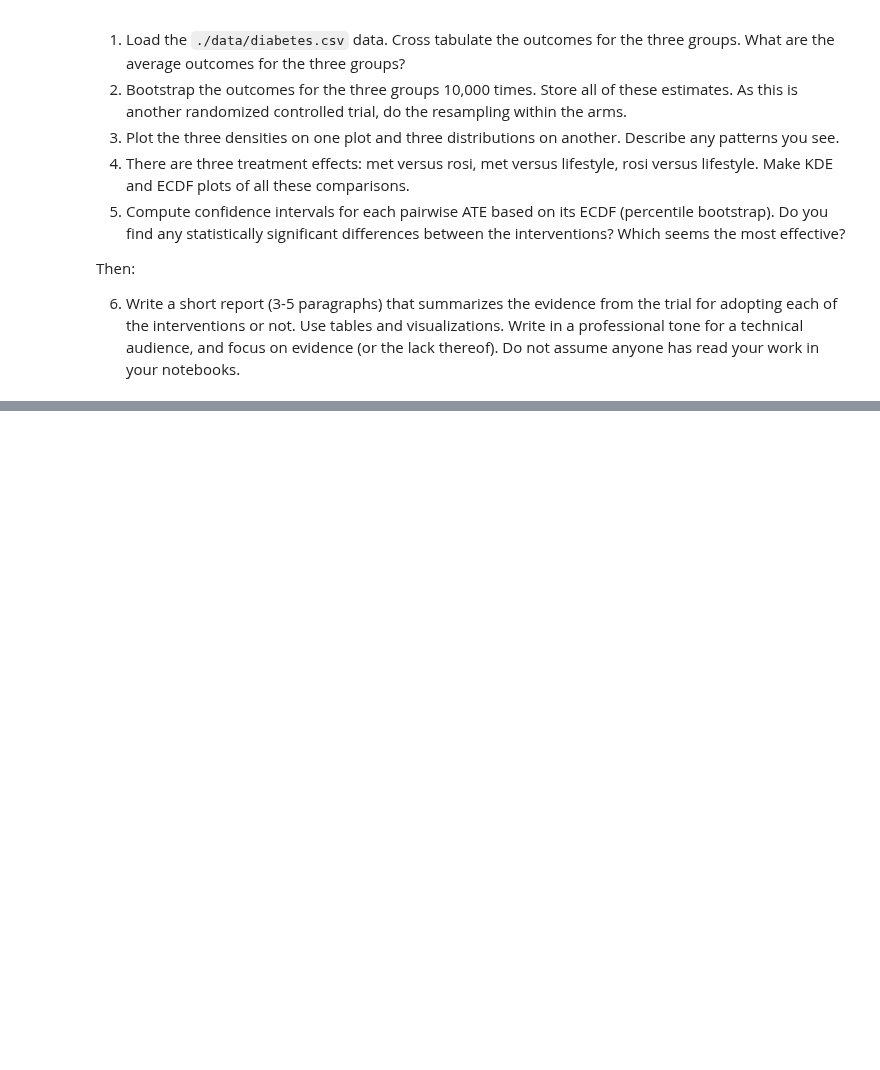
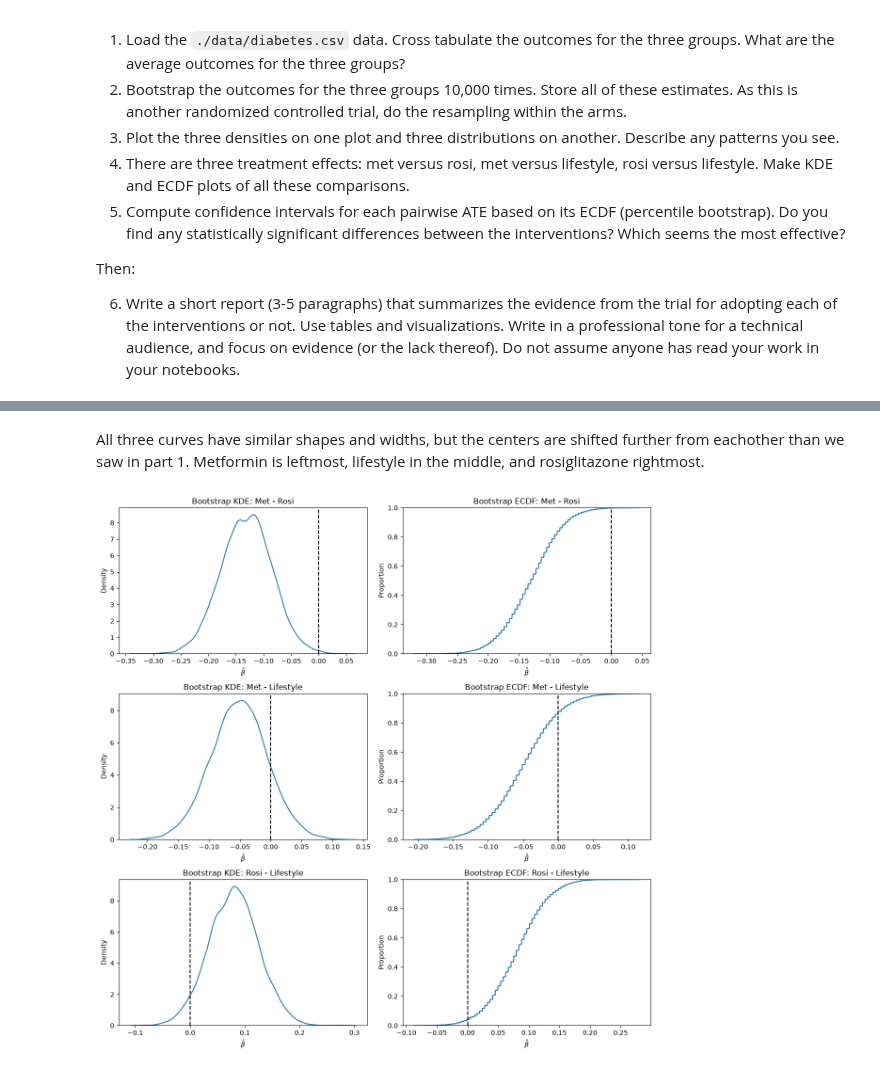
Before and after one commit to jisungl/UU_F26_templates, a Jupyter notebook: Week06/Thursday_lab/lab_06.ipynb, the cells around one changed output, grey strips where cells are left out. Saved outputs shown, nothing was run; the diff lists cells and outputs as text; code cells hidden in the pictures; blank space fills up the shorter version.

```diff
--- a/Week06/Thursday_lab/lab_06.ipynb
+++ b/Week06/Thursday_lab/lab_06.ipynb
@@ -199,3 +223,10 @@ In an ipynb or py file:
 Then:
 
 6. Write a short report (3-5 paragraphs) that summarizes the evidence from the trial for adopting each of the interventions or not. Use tables and visualizations. Write in a professional tone for a technical audience, and focus on evidence (or the lack thereof). Do not assume anyone has read your work in your notebooks.
+# %%
+df2 = pd.read_csv('../data/diabetes.csv')
+df2['Success'] = (df2['outcome'] == 'success').astype(float)
+
+print(pd.crosstab( df2['treatment'], df2['outcome']), '\n')
+
+print(df2.groupby('treatment')['Success'].mean().round(3))
@@ -201,0 +294,27 @@ Then:
+# %% [markdown]
+All three curves have similar shapes and widths, but the centers are shifted further from eachother than we saw in part 1. Metformin is leftmost, lifestyle in the middle, and rosiglitazone rightmost.
+# %%
+ates = [ (ate_met_rosi, 'Met - Rosi'),
+         (ate_met_life, 'Met - Lifestyle'),
+         (ate_rosi_life, 'Rosi - Lifestyle') ]
+
+fig, ax = plt.subplots(3, 2, figsize=(12, 12))
+
+for i, (a, name) in enumerate(ates):
+
+    ## kde
+    sns.kdeplot(a, ax=ax[i,0])
+    ax[i,0].axvline(0, color='black', linestyle='--')
+    ax[i,0].set_xlabel(r"$\hat{\beta}$")
+    ax[i,0].set_title(f"Bootstrap KDE: {name}")
+
+    ## ecdf
+    sns.ecdfplot(a, ax=ax[i,1])
+    ax[i,1].axvline(0, color='black', linestyle='--')
+    ax[i,1].set_xlabel(r"$\hat{\beta}$")
+    ax[i,1].set_title(f"Bootstrap ECDF: {name}")
+
+plt.tight_layout()
+plt.show()
+# %% [output]
+[figure, added]
```
Also changed, not shown: parts of 15 cells of this notebook, 1 other file.
